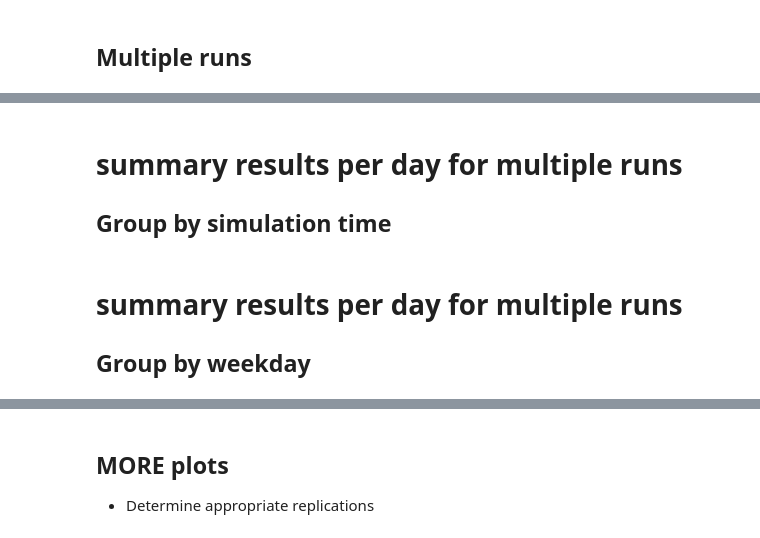
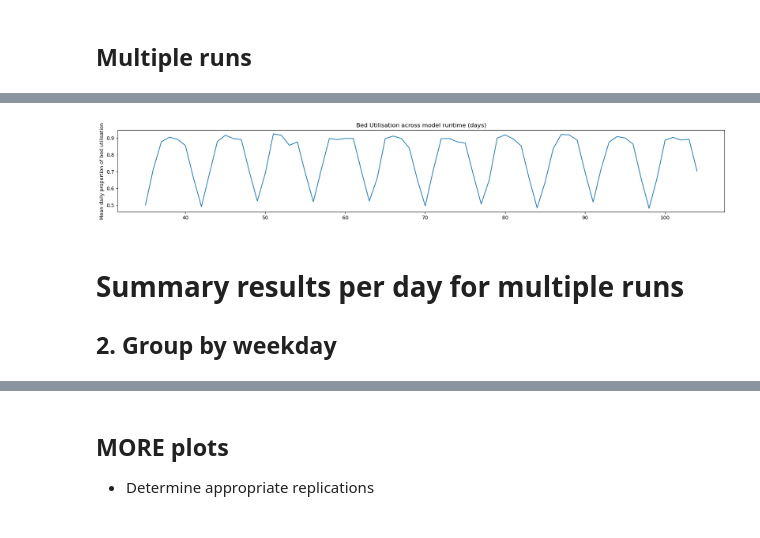
Before and after one commit to AliHarp/HEP, a Jupyter notebook: HEP_main.ipynb, the cells around one changed output, grey strips where cells are left out. Drawn from its saved outputs; the diff is of its cells as text; code cells hidden in the pictures.

```diff
--- a/HEP_main.ipynb
+++ b/HEP_main.ipynb
@@ -484,6 +424,8 @@ class PrimaryPatient:
     The process a patient needing primary hip or knee surgery will undergo
     from scheduled admission for surgery to discharge
 
+    day = simulation day
+    id = patient id
     args: Scenario parameter class
     """
     def __init__(self, day, id, env, args):
@@ -518,7 +460,7 @@ class PrimaryPatient:
         self.weekday = start.shift(days=self.env.now).weekday()
 
         # set los for primary surgery types
-        self.types = int(self.args.primary_types())
+        self.types = int(self.args.primary_types(primary_prob))
         if self.types == 1:
             self.primary_los = self.args.primary_hip_dist.sample()
             self.primary_label = 'p_hip'
@@ -615,6 +557,14 @@ class PrimaryPatient:
                           f'recorded {self.lost_slots_bool}')
 
 class RevisionPatient:
+    """
+    The process a patient needing revision hip or knee surgery will undergo
+    from scheduled admission for surgery to discharge
+
+    day = simulation day
+    id = patient id
+    args: Scenario parameter class
+    """
     def __init__(self, day, id, env, args):
 
         self.day = day
@@ -648,7 +598,7 @@ class RevisionPatient:
         self.weekday = start.shift(days=self.env.now).weekday()
 
         # set los for revision surgery types
-        self.types = int(self.args.revision_types())
+        self.types = int(self.args.revision_types(revision_prob))
         if self.types == 1:
             self.revision_los = self.args.revision_hip_dist.sample()
             self.revision_label = 'r_hip'
@@ -1169,4 +1150,22 @@ dtype: float64
+# %%
+def daily_summ_bed_utilisation(m_day_results):
+    """
+    summarise per day across runs and save to csv in case of further analysis
+    print bed utilisation plot
+    warm-up results are excluded at runtime
+    """
+    m_day_results_ts = m_day_results.groupby(['sim_time']).mean()
+    m_day_results_ts.to_csv('data_summaries/audit_day_results_across_runs.csv')
+    fig, ax = plt.subplots(figsize=(22,3))
+    ax.plot(m_day_results_ts['bed_utilisation'])
+    ax.set_title('Bed Utilisation across model runtime (days)')
+    ax.set_ylabel('Mean daily proportion of bed utilisation')
+    return(fig)
+
+daily_summ_bed_utilisation(m_day_results);
+# %% [output]
+[figure, added]
 # %% [markdown]
-# summary results per day for multiple runs
+# Summary results per day for multiple runs
 
-## Group by simulation time
+## 2. Group by weekday
@@ -1185,4 +1171,0 @@ ax.set_title('Bed Utilisation across model runtime')
-# %% [markdown]
-# summary results per day for multiple runs
-
-## Group by weekday
```
Also changed, not shown: parts of 35 cells of this notebook, 1 other file.
